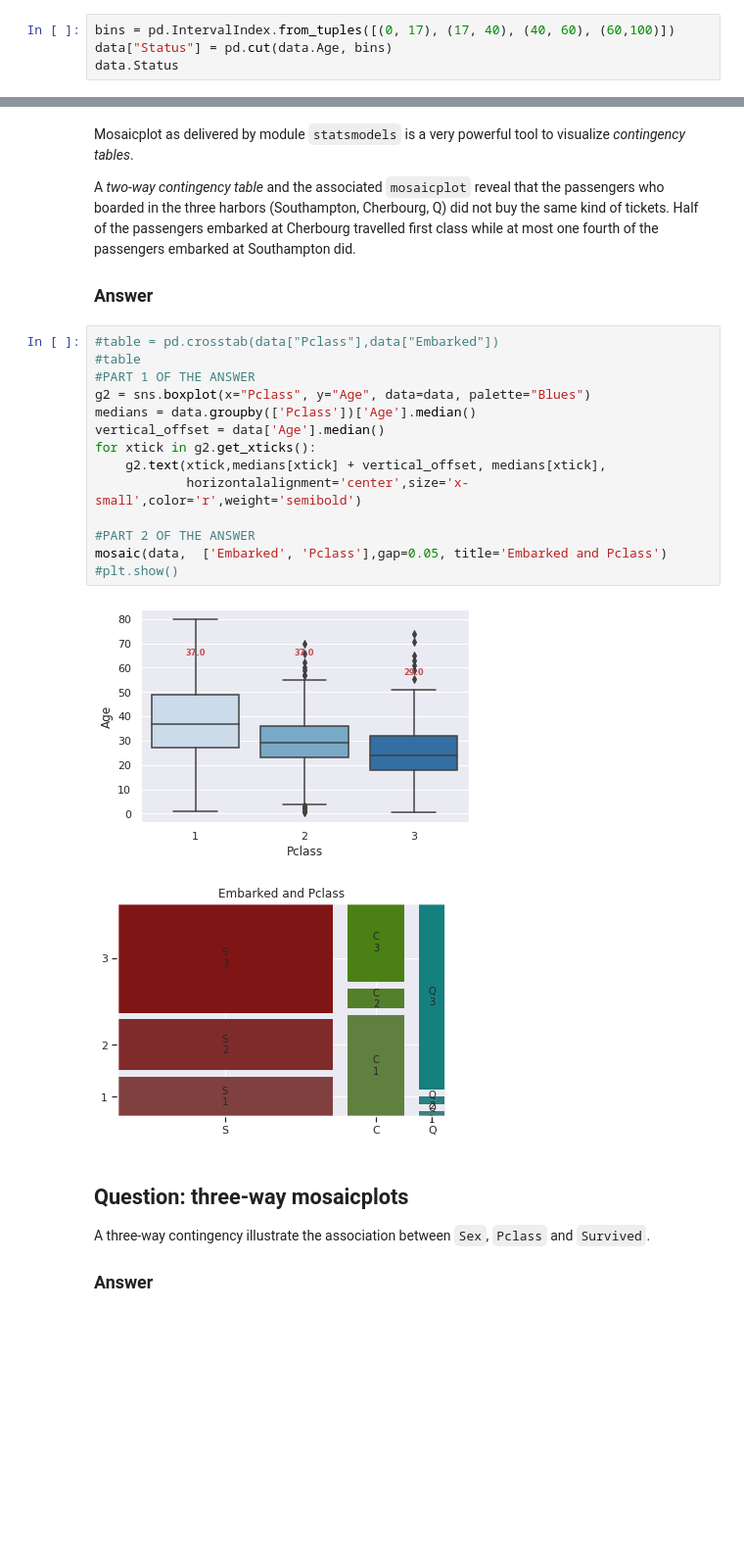
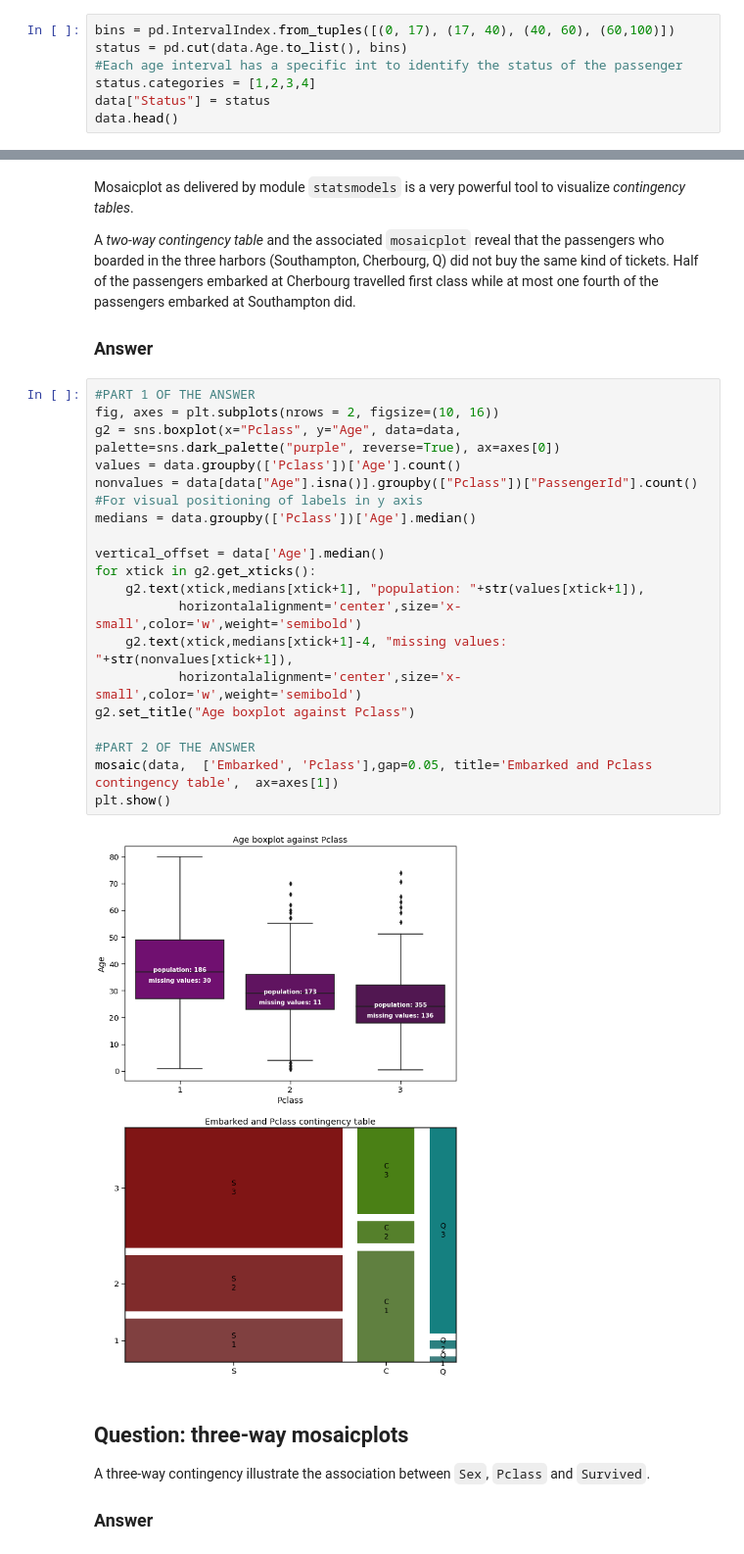
Before and after one commit to JLechuga94/BigData_1, a Jupyter notebook: homework01.ipynb, the cells around one changed output, grey strips where cells are left out. Shown at 98% size. Cells and saved outputs as stored; diff of their text form; blank space fills up the shorter version.

```diff
--- a/homework01.ipynb
+++ b/homework01.ipynb
@@ -366,6 +341,9 @@ column with bins  `[0,17], (17, 40], (40, 60], (60, 100]`
 ### Answer
 # %%
 bins = pd.IntervalIndex.from_tuples([(0, 17), (17, 40), (40, 60), (60,100)])
-data["Status"] = pd.cut(data.Age, bins)
-data.Status
+status = pd.cut(data.Age.to_list(), bins)
+#Each age interval has a specific int to identify the status of the passenger
+status.categories = [1,2,3,4]
+data["Status"] = status
+data.head()
 # %% [output]
@@ -520,22 +492,27 @@ at Southampton did.
 
 ### Answer
 # %%
-#table = pd.crosstab(data["Pclass"],data["Embarked"])
-#table
 #PART 1 OF THE ANSWER
-g2 = sns.boxplot(x="Pclass", y="Age", data=data, palette="Blues")
+fig, axes = plt.subplots(nrows = 2, figsize=(10, 16))
+g2 = sns.boxplot(x="Pclass", y="Age", data=data, palette=sns.dark_palette("purple", reverse=True), ax=axes[0])
+values = data.groupby(['Pclass'])['Age'].count()
+nonvalues = data[data["Age"].isna()].groupby(["Pclass"])["PassengerId"].count()
+#For visual positioning of labels in y axis
 medians = data.groupby(['Pclass'])['Age'].median()
+
 vertical_offset = data['Age'].median()
 for xtick in g2.get_xticks():
-    g2.text(xtick,medians[xtick] + vertical_offset, medians[xtick],
-            horizontalalignment='center',size='x-small',color='r',weight='semibold')
+    g2.text(xtick,medians[xtick+1], "population: "+str(values[xtick+1]),
+           horizontalalignment='center',size='x-small',color='w',weight='semibold')
+    g2.text(xtick,medians[xtick+1]-4, "missing values: "+str(nonvalues[xtick+1]),
+           horizontalalignment='center',size='x-small',color='w',weight='semibold')
+g2.set_title("Age boxplot against Pclass")
 
 #PART 2 OF THE ANSWER
-mosaic(data,  ['Embarked', 'Pclass'],gap=0.05, title='Embarked and Pclass')
-#plt.show()
+mosaic(data,  ['Embarked', 'Pclass'],gap=0.05, title='Embarked and Pclass contingency table',  ax=axes[1])
+plt.show()
 # %% [output]
-[figure, old version]
+[figure, new version]
-[figure, removed]
 # %% [markdown]
 
 ## Question: three-way mosaicplots
```
Also changed, not shown: parts of 37 cells of this notebook.
